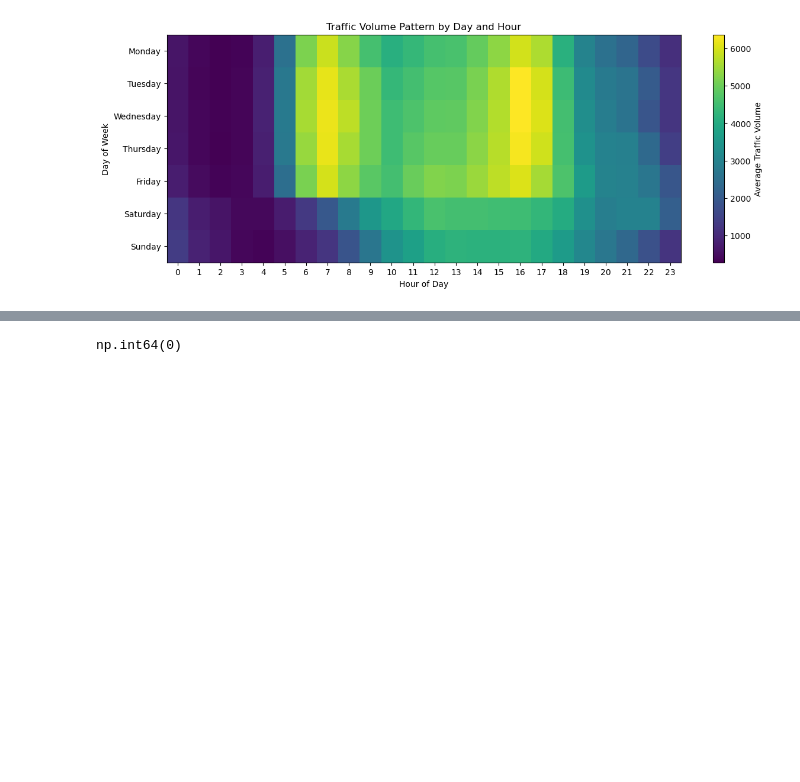
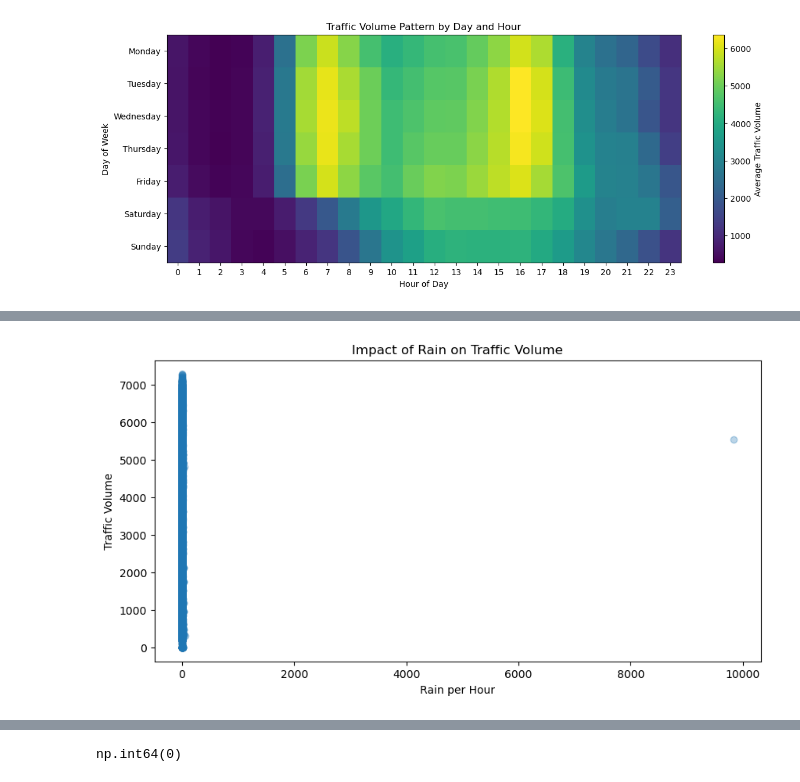
Before and after one commit to abhisarthak/traffic-volume-prediction-analysis, a Jupyter notebook: traffic_volume_prediction.ipynb, the cells around one changed output, grey strips where cells are left out. Saved outputs shown, nothing was run; the diff lists cells and outputs as text; code cells hidden in the pictures; blank space fills up the shorter version.

```diff
--- a/traffic_volume_prediction.ipynb
+++ b/traffic_volume_prediction.ipynb
@@ -662,0 +711,18 @@ plt.show()
+# %%
+import matplotlib.pyplot as plt
+
+plt.figure(figsize=(10, 5))
+
+plt.scatter(
+    df["rain_p_h"],
+    df["traffic_volume"],
+    alpha=0.3
+)
+
+plt.xlabel("Rain per Hour")
+plt.ylabel("Traffic Volume")
+plt.title("Impact of Rain on Traffic Volume")
+
+plt.show()
+# %% [output]
+[figure, added]
```
Also changed, not shown: parts of 34 cells of this notebook.
